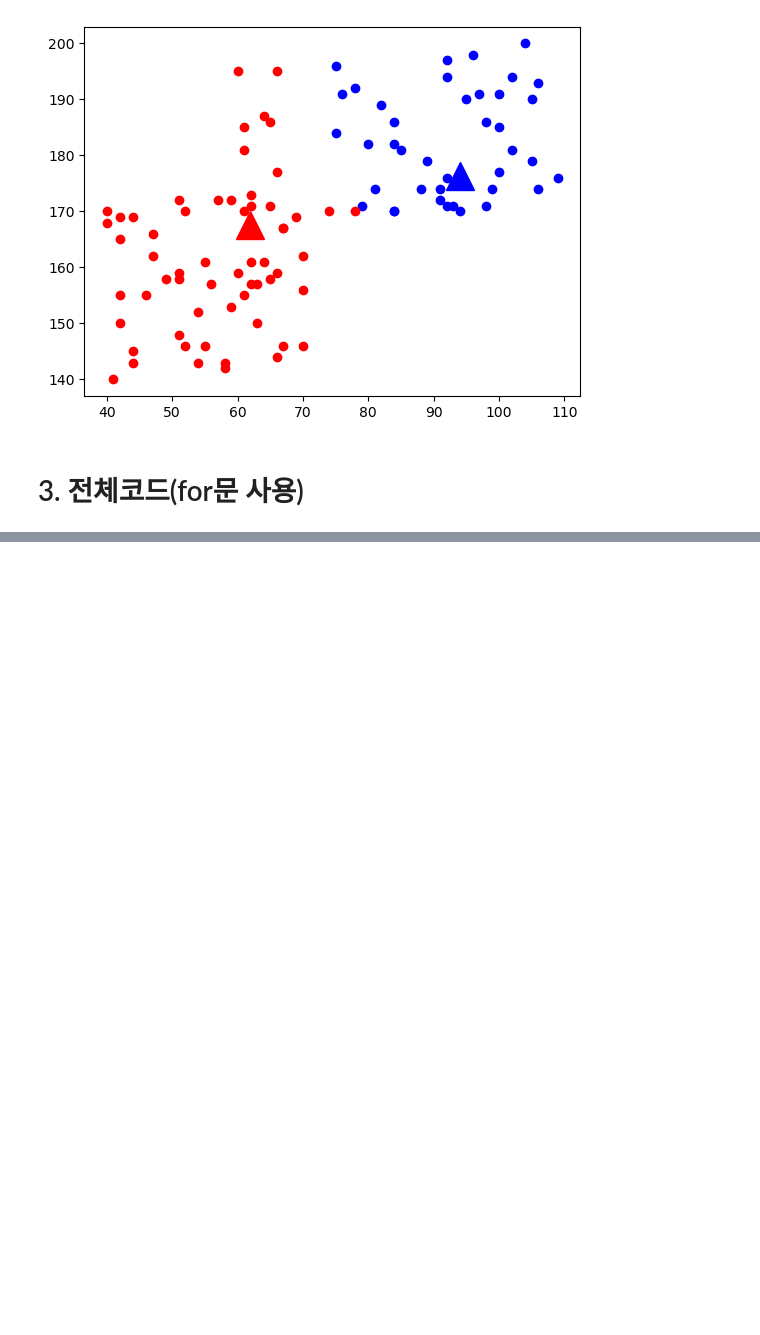
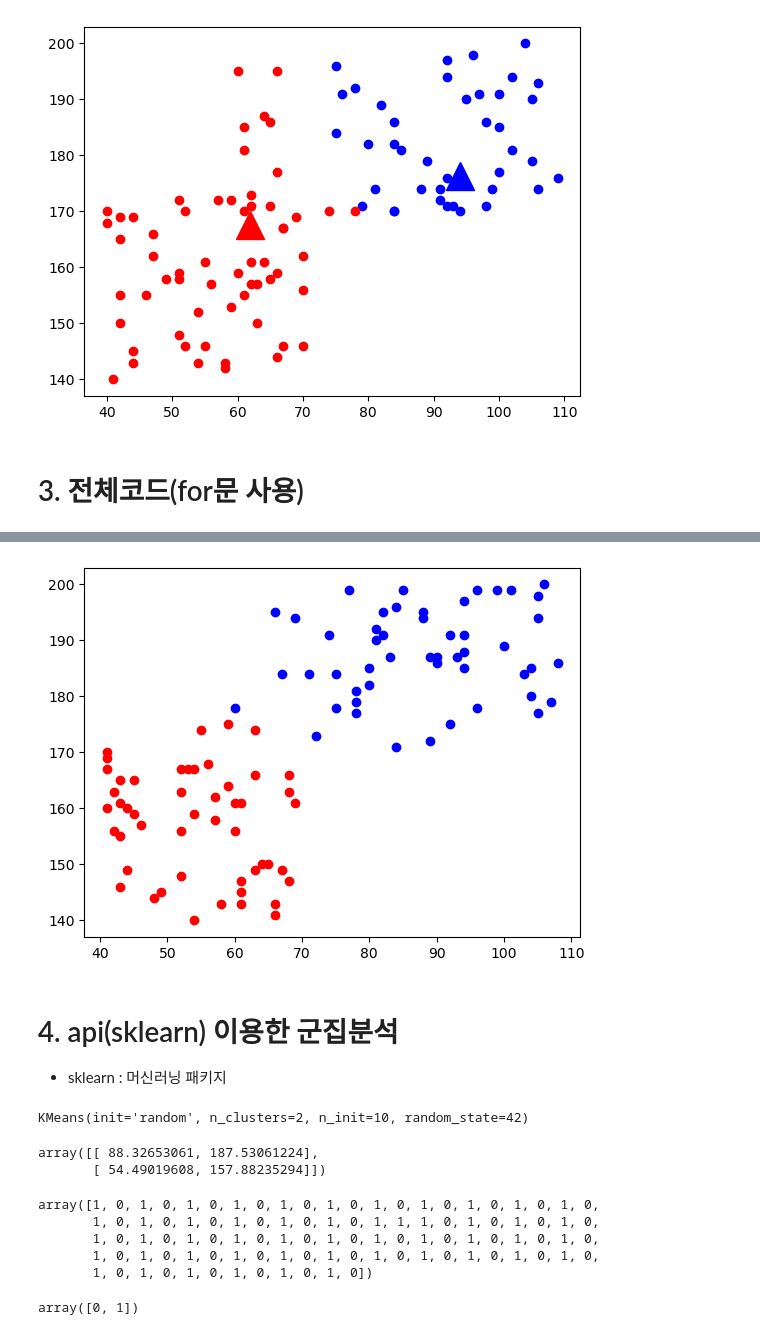
Before and after one commit to yisy0703/ai, a Jupyter notebook: source/08_DeepLearning/05_군집분석.ipynb, the cells around one changed output, grey strips where cells are left out. Saved outputs shown, nothing was run; the diff lists cells and outputs as text; code cells hidden in the pictures; blank space fills up the shorter version.

Commit message:
군집분석

```diff
--- a/source/08_DeepLearning/05_군집분석.ipynb
+++ b/source/08_DeepLearning/05_군집분석.ipynb
@@ -202,0 +208,37 @@ for i in range(1, 11):
+# %%
+plt.plot([d[0] for d in data[:100:2]], [d[1] for d in data[:100:2]], 'o', color='r')
+plt.plot([d[0] for d in data[1:100:2]], [d[1] for d in data[1:100:2]], 'o', color='b')
+plt.show()
+# %% [output]
+[figure, added]
+# %% [markdown]
+# 4. api(sklearn) 이용한 군집분석
+- sklearn : 머신러닝 패키지
+# %%
+from sklearn.cluster import KMeans
+data = np.array(data)
+model = KMeans(n_clusters=2, # 2개 그룹으로 군집분석
+               init='random',
+               n_init=10,
+               random_state=42)
+model.fit(data)
+# %% [output]
+KMeans(init='random', n_clusters=2, n_init=10, random_state=42)
+# %%
+model.cluster_centers_  # 최종 중심점
+# %% [output]
+array([[ 88.32653061, 187.53061224],
+       [ 54.49019608, 157.88235294]])
+# %%
+model.labels_
+# %% [output]
+array([1, 0, 1, 0, 1, 0, 1, 0, 1, 0, 1, 0, 1, 0, 1, 0, 1, 0, 1, 0, 1, 0,
+       1, 0, 1, 0, 1, 0, 1, 0, 1, 0, 1, 0, 1, 1, 1, 0, 1, 0, 1, 0, 1, 0,
+       1, 0, 1, 0, 1, 0, 1, 0, 1, 0, 1, 0, 1, 0, 1, 0, 1, 0, 1, 0, 1, 0,
+       1, 0, 1, 0, 1, 0, 1, 0, 1, 0, 1, 0, 1, 0, 1, 0, 1, 0, 1, 0, 1, 0,
+       1, 0, 1, 0, 1, 0, 1, 0, 1, 0, 1, 0])
+# %%
+model.predict(np.array([[99, 199],
+                        [50, 160]]))
+# %% [output]
+array([0, 1])
```
Also changed, not shown: parts of 2 cells of this notebook.
